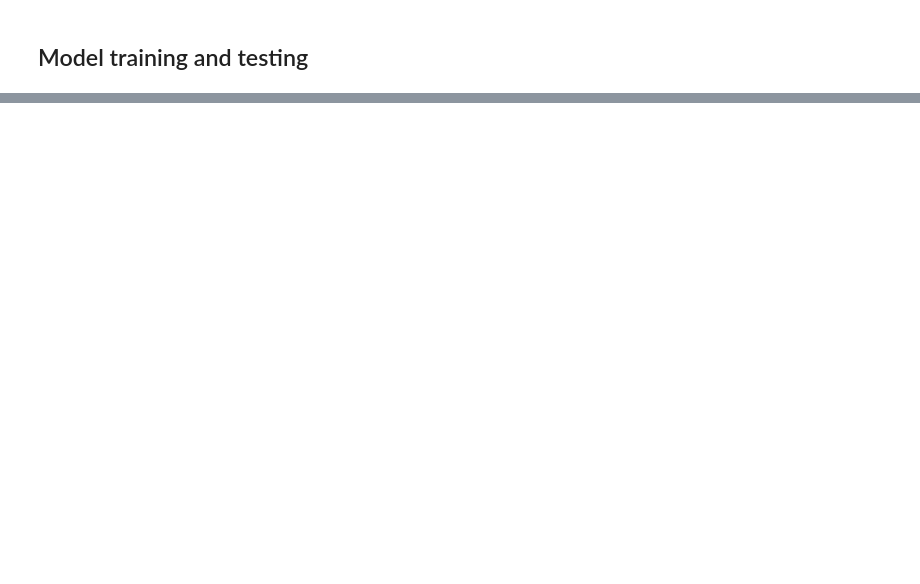
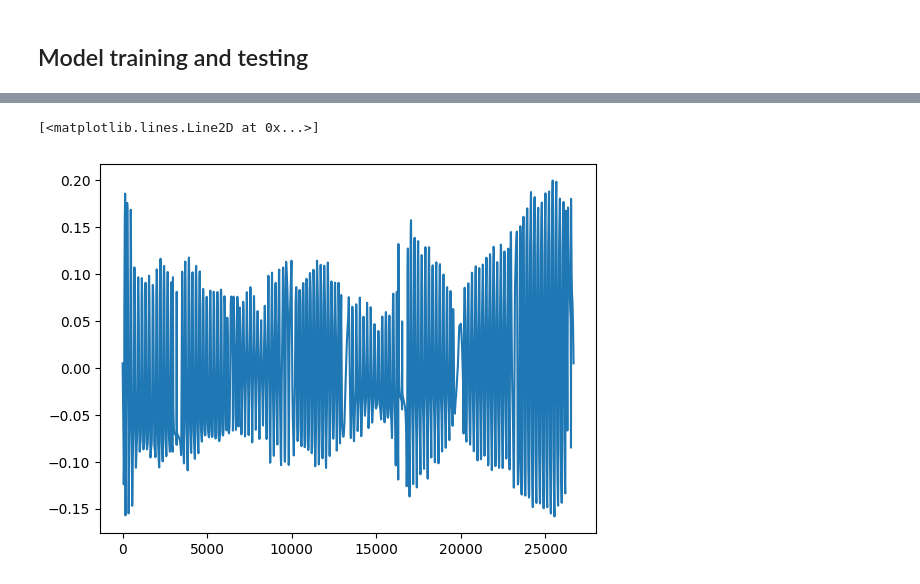
Before and after one commit to alejandroborj/ML-Optic-Correction, a Jupyter notebook: src/generate_data/test_ml.ipynb, the cells around one changed output, grey strips where cells are left out. Drawn from its saved outputs; the diff is of its cells as text; code cells hidden in the pictures; blank space fills up the shorter version.

```diff
--- a/src/generate_data/test_ml.ipynb
+++ b/src/generate_data/test_ml.ipynb
@@ -96,0 +213,5 @@ plt.legend()
+# %%
+plt.plot(b2_tw_after_match.s, (b2_tw_after_match.betx-nominal_twiss_b2.betx)/nominal_twiss_b2.betx)
+# %% [output]
+[<matplotlib.lines.Line2D at 0x...>]
+[figure, added]
```
Also changed, not shown: parts of 18 cells of this notebook, 57 other files.
